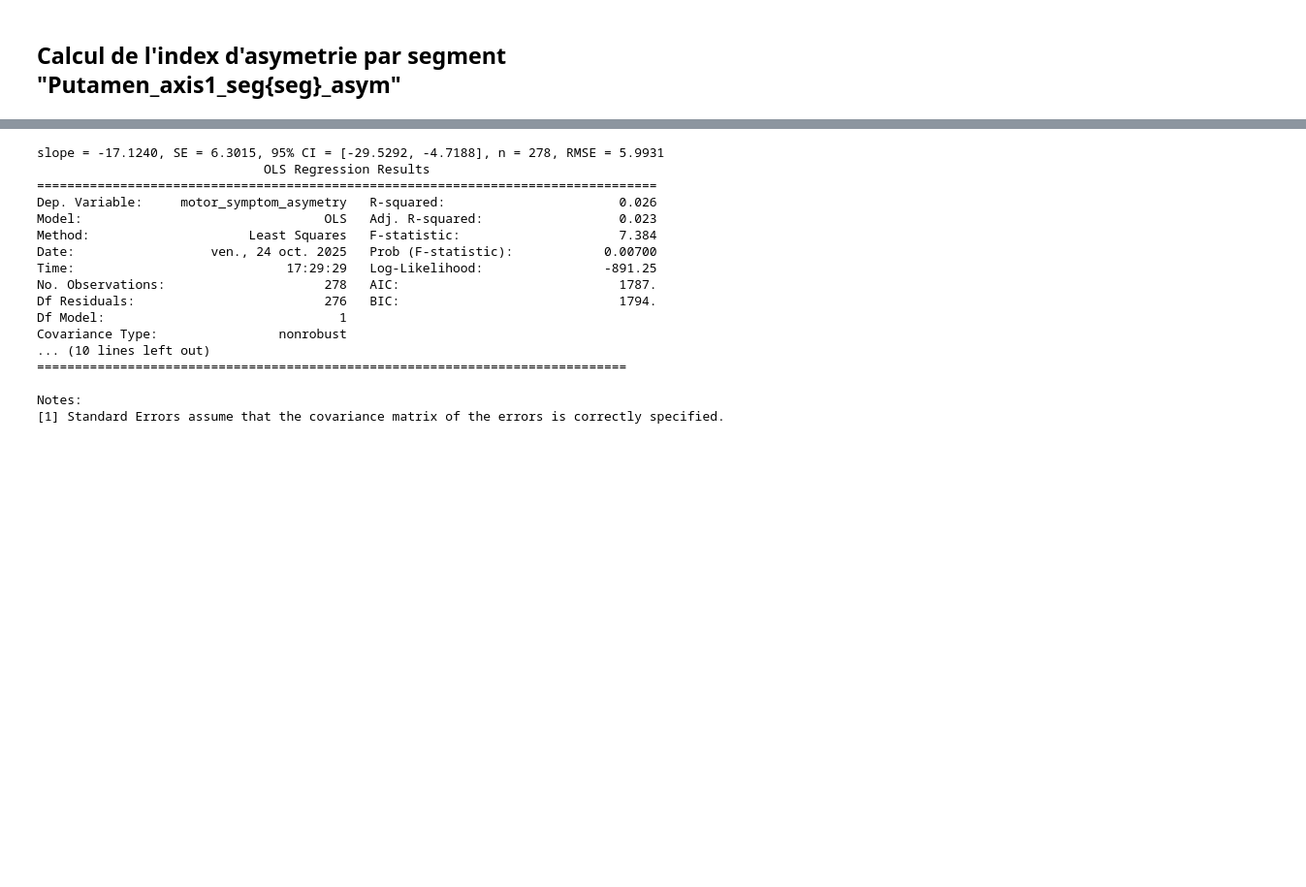
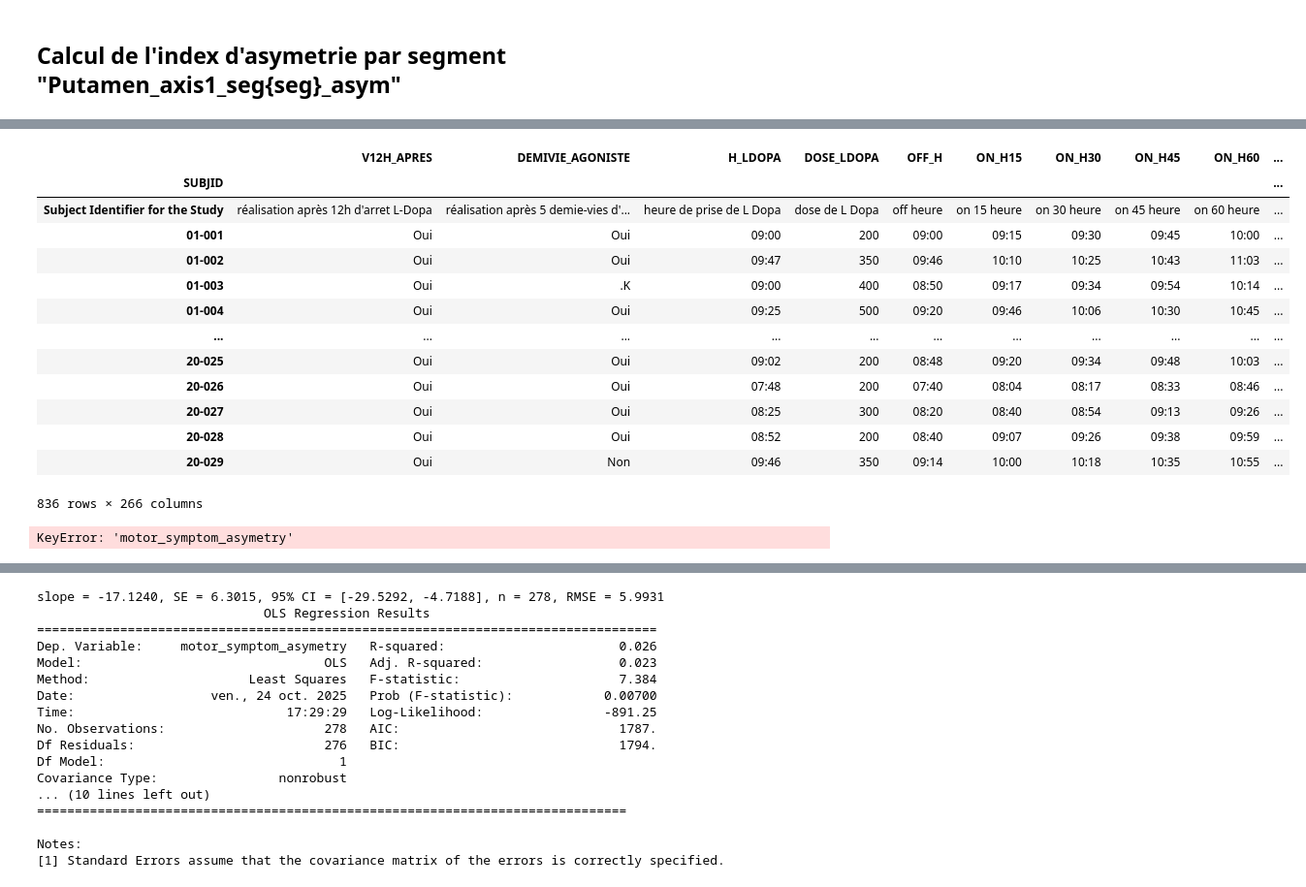
Before and after one commit to RomainViardLille/LiiFE, a Jupyter notebook: Predistim_Aviv_T1overT2asymetry .ipynb, the cells around one changed output, grey strips where cells are left out. Shown at 97% size. Drawn from its saved outputs; the diff is of its cells as text; code cells hidden in the pictures; blank space fills up the shorter version.

```diff
--- a/Predistim_Aviv_T1overT2asymetry .ipynb
+++ b/Predistim_Aviv_T1overT2asymetry .ipynb
@@ -397,0 +607,34 @@ for seg in range(1, n_segments + 1):
+# %%
+df_msa
+# %% [output]
+|  | V12H_APRES | DEMIVIE_AGONISTE | H_LDOPA | DOSE_LDOPA | OFF_H | ON_H15 | ON_H30 | ON_H45 | ON_H60 | ... |
+| SUBJID |  |  |  |  |  |  |  |  |  | ... |
+| Subject Identifier for the Study | réalisation après 12h d'arret L-Dopa | réalisation après 5 demie-vies d'... | heure de prise de L Dopa | dose de L Dopa | off heure | on 15 heure | on 30 heure | on 45 heure | on 60 heure | ... |
+| 01-001 | Oui | Oui | 09:00 | 200 | 09:00 | 09:15 | 09:30 | 09:45 | 10:00 | ... |
+| 01-002 | Oui | Oui | 09:47 | 350 | 09:46 | 10:10 | 10:25 | 10:43 | 11:03 | ... |
+| 01-003 | Oui | .K | 09:00 | 400 | 08:50 | 09:17 | 09:34 | 09:54 | 10:14 | ... |
+| 01-004 | Oui | Oui | 09:25 | 500 | 09:20 | 09:46 | 10:06 | 10:30 | 10:45 | ... |
+| ... | ... | ... | ... | ... | ... | ... | ... | ... | ... | ... |
+| 20-025 | Oui | Oui | 09:02 | 200 | 08:48 | 09:20 | 09:34 | 09:48 | 10:03 | ... |
+| 20-026 | Oui | Oui | 07:48 | 200 | 07:40 | 08:04 | 08:17 | 08:33 | 08:46 | ... |
+| 20-027 | Oui | Oui | 08:25 | 300 | 08:20 | 08:40 | 08:54 | 09:13 | 09:26 | ... |
+| 20-028 | Oui | Oui | 08:52 | 200 | 08:40 | 09:07 | 09:26 | 09:38 | 09:59 | ... |
+| 20-029 | Oui | Non | 09:46 | 350 | 09:14 | 10:00 | 10:18 | 10:35 | 10:55 | ... |
+836 rows × 266 columns
+# %%
+# créer df_intersection en prenant toutes les colonnes de df_asym et df_msa pour les sujets communs
+intersection_index = df_asym.index.intersection(df_msa.index)
+
+left = df_asym.loc[intersection_index].copy()
+right = df_msa.loc[intersection_index,'motor_symptom_asymetry'].copy()
+
+# joindre en ajoutant des suffixes pour éviter les collisions de noms de colonnes
+df_intersection = left.join(right, how='inner', lsuffix='_asym', rsuffix='_msa')
+
+# nettoyer si besoin (par ex. supprimer lignes complètement vides)
+df_intersection.dropna(how='all', inplace=True)
+
+print(f"Subjects in intersection: {len(df_intersection)}")
+display(df_intersection.head())
+# %% [output]
+KeyError: 'motor_symptom_asymetry'
```
Also changed, not shown: parts of 23 cells of this notebook.
